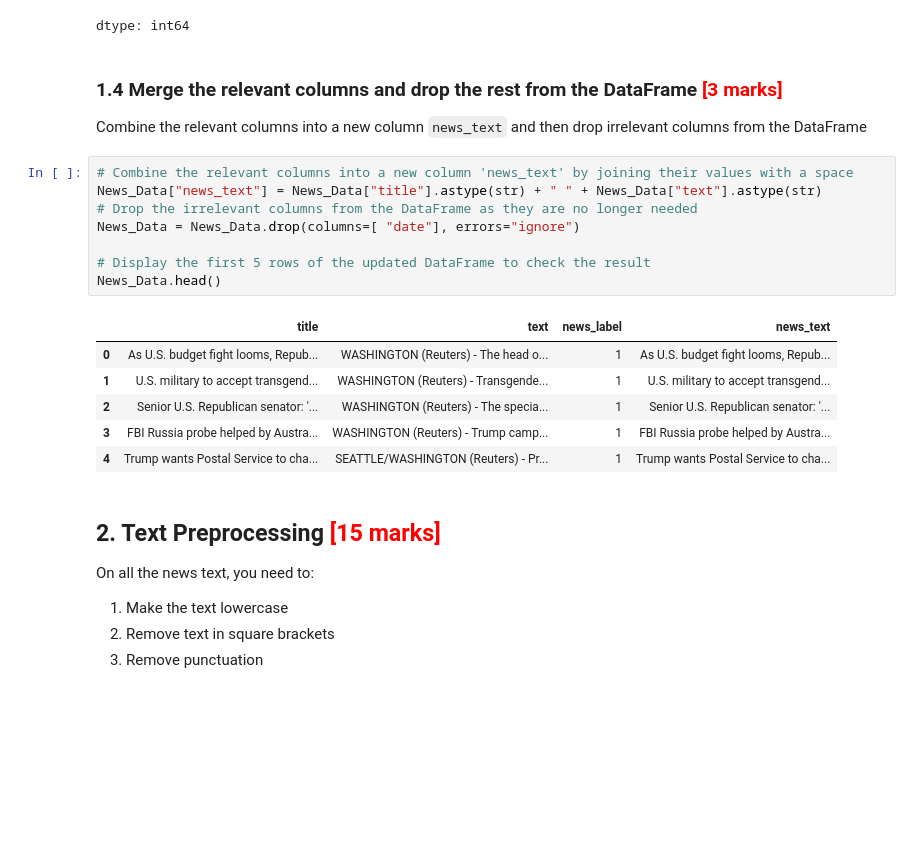
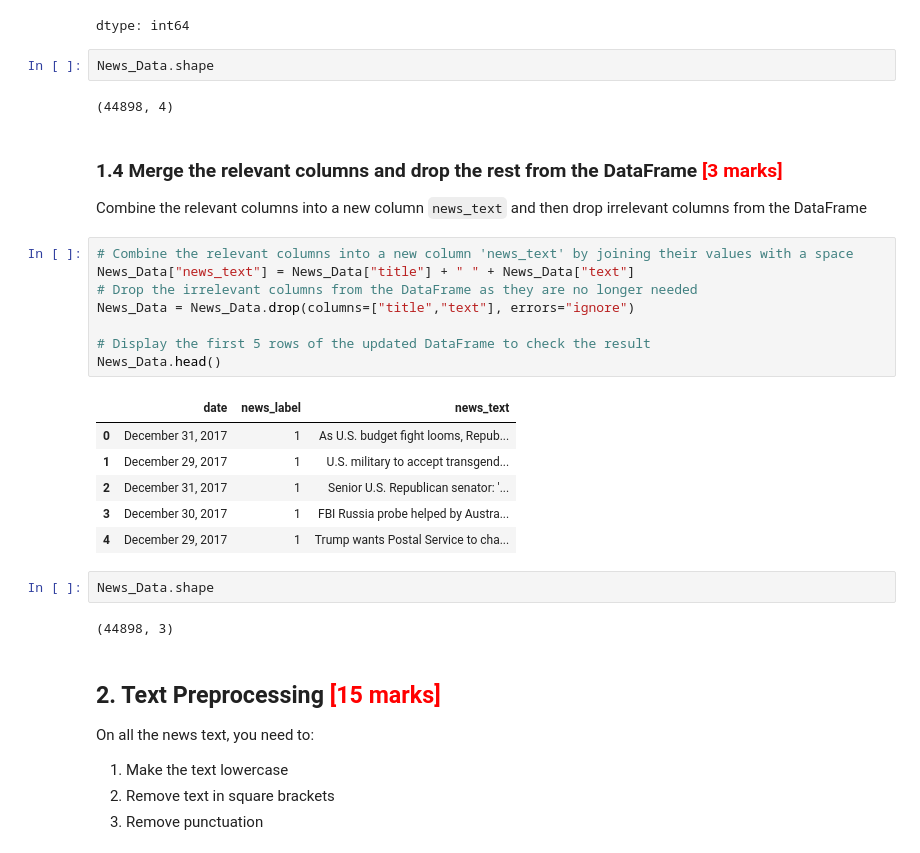
Before and after one commit to vini786mmm/Fake_News_Detection, a Jupyter notebook: Fake_News_Detection_Starter.ipynb, the cells around one changed output. Saved outputs shown, nothing was run; the diff lists cells and outputs as text; blank space fills up the shorter version.

```diff
--- a/Fake_News_Detection_Starter.ipynb
+++ b/Fake_News_Detection_Starter.ipynb
@@ -252,25 +252,33 @@ News_Data.isnull().sum()
 | date | 0 |
 | news_label | 0 |
 dtype: int64
+# %%
+News_Data.shape
+# %% [output]
+(44898, 4)
 # %% [markdown]
 ### **1.4** Merge the relevant columns and drop the rest from the DataFrame  <font color = red>[3 marks]</font> <br>
 
 Combine the relevant columns into a new column `news_text` and then drop irrelevant columns from the DataFrame
 # %%
 # Combine the relevant columns into a new column 'news_text' by joining their values with a space
-News_Data["news_text"] = News_Data["title"].astype(str) + " " + News_Data["text"].astype(str)
+News_Data["news_text"] = News_Data["title"] + " " + News_Data["text"]
 # Drop the irrelevant columns from the DataFrame as they are no longer needed
-News_Data = News_Data.drop(columns=[ "date"], errors="ignore")
+News_Data = News_Data.drop(columns=["title","text"], errors="ignore")
 
 # Display the first 5 rows of the updated DataFrame to check the result
 News_Data.head()
 # %% [output]
-|  | title | text | news_label | news_text |
-| 0 | As U.S. budget fight looms, Repub... | WASHINGTON (Reuters) - The head o... | 1 | As U.S. budget fight looms, Repub... |
-| 1 | U.S. military to accept transgend... | WASHINGTON (Reuters) - Transgende... | 1 | U.S. military to accept transgend... |
-| 2 | Senior U.S. Republican senator: '... | WASHINGTON (Reuters) - The specia... | 1 | Senior U.S. Republican senator: '... |
-| 3 | FBI Russia probe helped by Austra... | WASHINGTON (Reuters) - Trump camp... | 1 | FBI Russia probe helped by Austra... |
-| 4 | Trump wants Postal Service to cha... | SEATTLE/WASHINGTON (Reuters) - Pr... | 1 | Trump wants Postal Service to cha... |
+|  | date | news_label | news_text |
+| 0 | December 31, 2017 | 1 | As U.S. budget fight looms, Repub... |
+| 1 | December 29, 2017 | 1 | U.S. military to accept transgend... |
+| 2 | December 31, 2017 | 1 | Senior U.S. Republican senator: '... |
+| 3 | December 30, 2017 | 1 | FBI Russia probe helped by Austra... |
+| 4 | December 29, 2017 | 1 | Trump wants Postal Service to cha... |
+# %%
+News_Data.shape
+# %% [output]
+(44898, 3)
 # %% [markdown]
 ## **2.** Text Preprocessing <font color = red>[15 marks]</font> <br>
 
```
Also changed, not shown: parts of 34 cells of this notebook, 1 other file.
